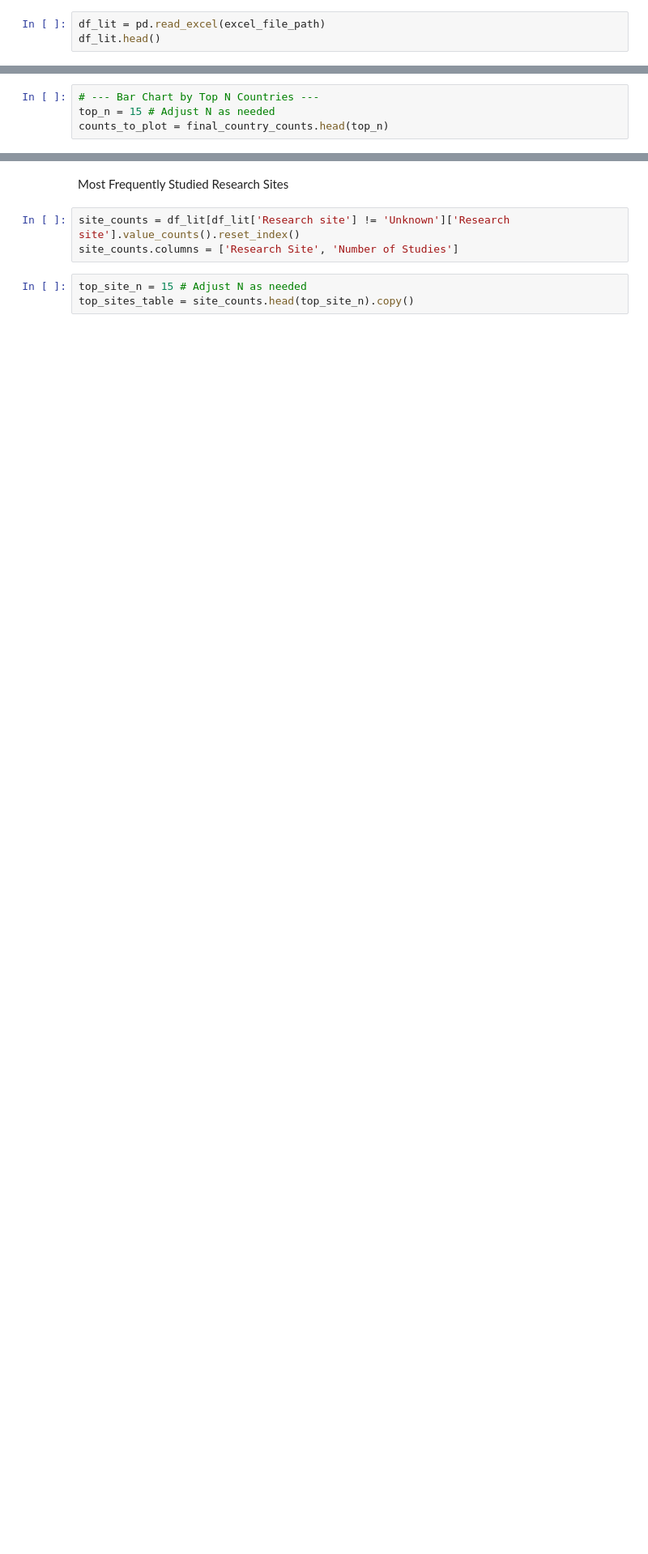
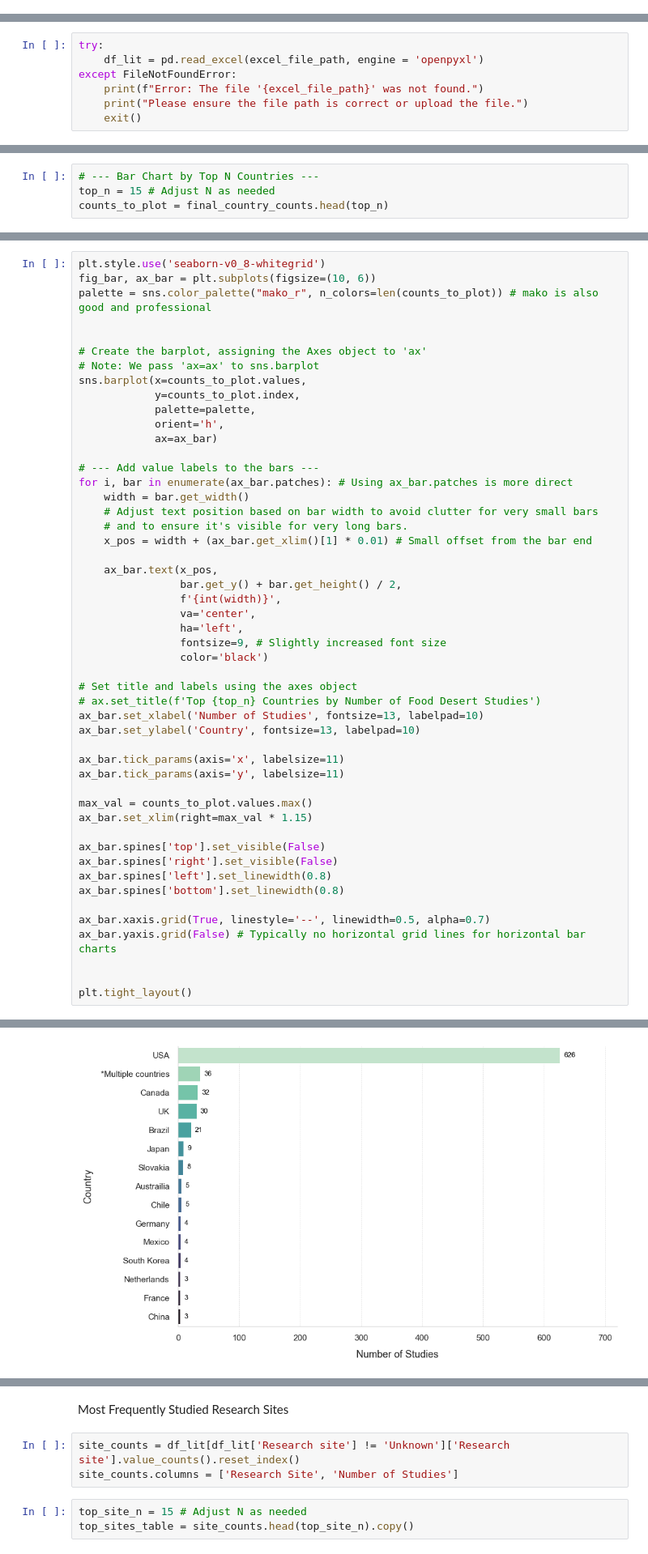
Before and after one commit to youngjour/fooddesert_review, a Jupyter notebook: visualize.ipynb, the cells around one changed output, grey strips where cells are left out. Shown at 81% size. Drawn from its saved outputs; the diff is of its cells as text; blank space fills up the shorter version.

```diff
--- a/visualize.ipynb
+++ b/visualize.ipynb
@@ -14,6 +14,3 @@ excel_file_path = 'data/excel_fooddesert/full_literature_list_2024-10-21(analyzi
 # %%
 output_dir = 'figures' # Output directory will be ../fooddesert_review-1/figures/
 os.makedirs(output_dir, exist_ok=True)
-# %%
-df_lit = pd.read_excel(excel_file_path)
-df_lit.head()
@@ -28,3 +17,10 @@ df_lit.head()
+# %%
+try:
+    df_lit = pd.read_excel(excel_file_path, engine = 'openpyxl')
+except FileNotFoundError:
+    print(f"Error: The file '{excel_file_path}' was not found.")
+    print("Please ensure the file path is correct or upload the file.")
+    exit()
 # %%
 unnamed_cols_mask = df_lit.columns.str.contains('Unnamed:')
 df_lit = df_lit.loc[:, ~unnamed_cols_mask]
@@ -396,0 +316,51 @@ Passing `palette` without assigning `hue` is deprecated and will be removed in v
+# %%
+plt.style.use('seaborn-v0_8-whitegrid')
+fig_bar, ax_bar = plt.subplots(figsize=(10, 6))
+palette = sns.color_palette("mako_r", n_colors=len(counts_to_plot)) # mako is also good and professional
+
+
+# Create the barplot, assigning the Axes object to 'ax'
+# Note: We pass 'ax=ax' to sns.barplot
+sns.barplot(x=counts_to_plot.values,
+            y=counts_to_plot.index,
+            palette=palette,
+            orient='h',
+            ax=ax_bar)
+
+# --- Add value labels to the bars ---
+for i, bar in enumerate(ax_bar.patches): # Using ax_bar.patches is more direct
+    width = bar.get_width()
+    # Adjust text position based on bar width to avoid clutter for very small bars
+    # and to ensure it's visible for very long bars.
+    x_pos = width + (ax_bar.get_xlim()[1] * 0.01) # Small offset from the bar end
+
+    ax_bar.text(x_pos,
+                bar.get_y() + bar.get_height() / 2,
+                f'{int(width)}',
+                va='center',
+                ha='left',
+                fontsize=9, # Slightly increased font size
+                color='black')
+
+# Set title and labels using the axes object
+# ax.set_title(f'Top {top_n} Countries by Number of Food Desert Studies')
+ax_bar.set_xlabel('Number of Studies', fontsize=13, labelpad=10)
+ax_bar.set_ylabel('Country', fontsize=13, labelpad=10)
+
+ax_bar.tick_params(axis='x', labelsize=11)
+ax_bar.tick_params(axis='y', labelsize=11)
+
+max_val = counts_to_plot.values.max()
+ax_bar.set_xlim(right=max_val * 1.15)
+
+ax_bar.spines['top'].set_visible(False)
+ax_bar.spines['right'].set_visible(False)
+ax_bar.spines['left'].set_linewidth(0.8)
+ax_bar.spines['bottom'].set_linewidth(0.8)
+
+ax_bar.xaxis.grid(True, linestyle='--', linewidth=0.5, alpha=0.7)
+ax_bar.yaxis.grid(False) # Typically no horizontal grid lines for horizontal bar charts
+
+
+plt.tight_layout()
+# %% [output]
@@ -397,3 +370,4 @@ Passing `palette` without assigning `hue` is deprecated and will be removed in v
+[figure, added]
 # %%
 # Save the figure
 country_bar_grouped_filename_with_labels = os.path.join(output_dir, 'figure2b_studies_by_country_grouped_with_labels.png')
```
Also changed, not shown: parts of 21 cells of this notebook, 5 other files.
